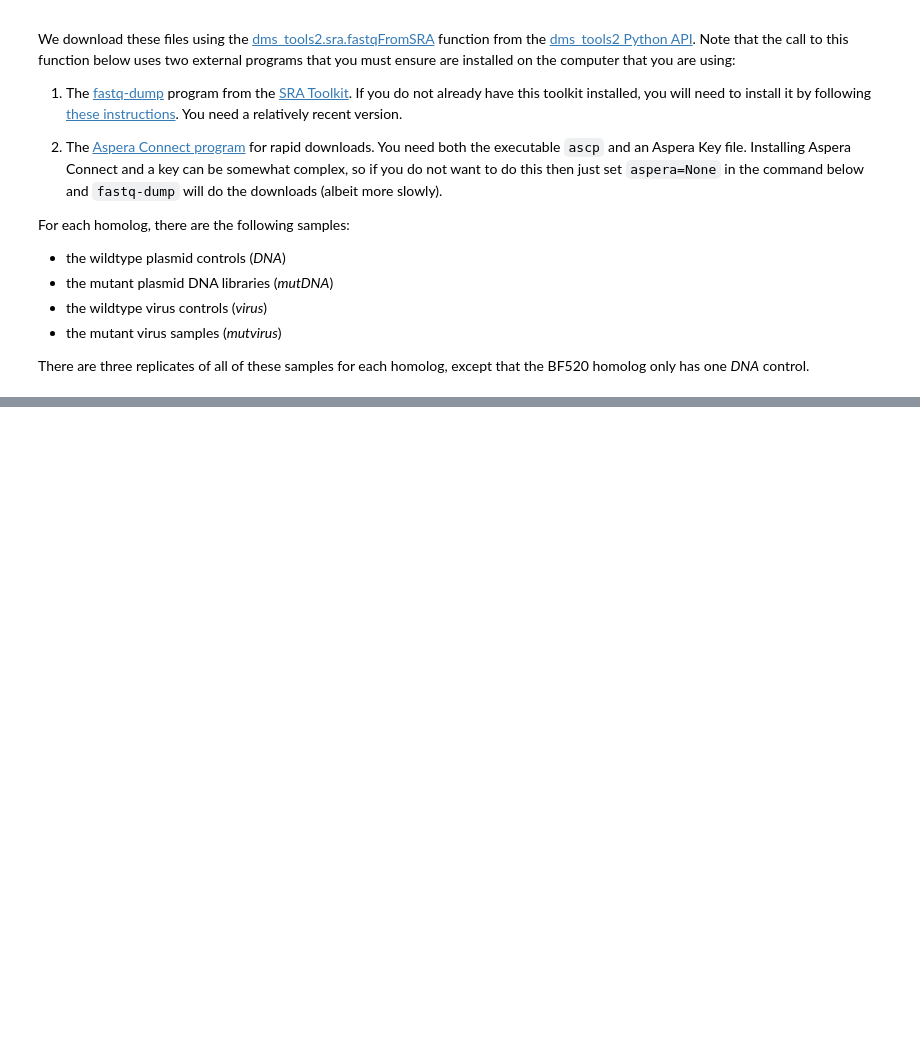
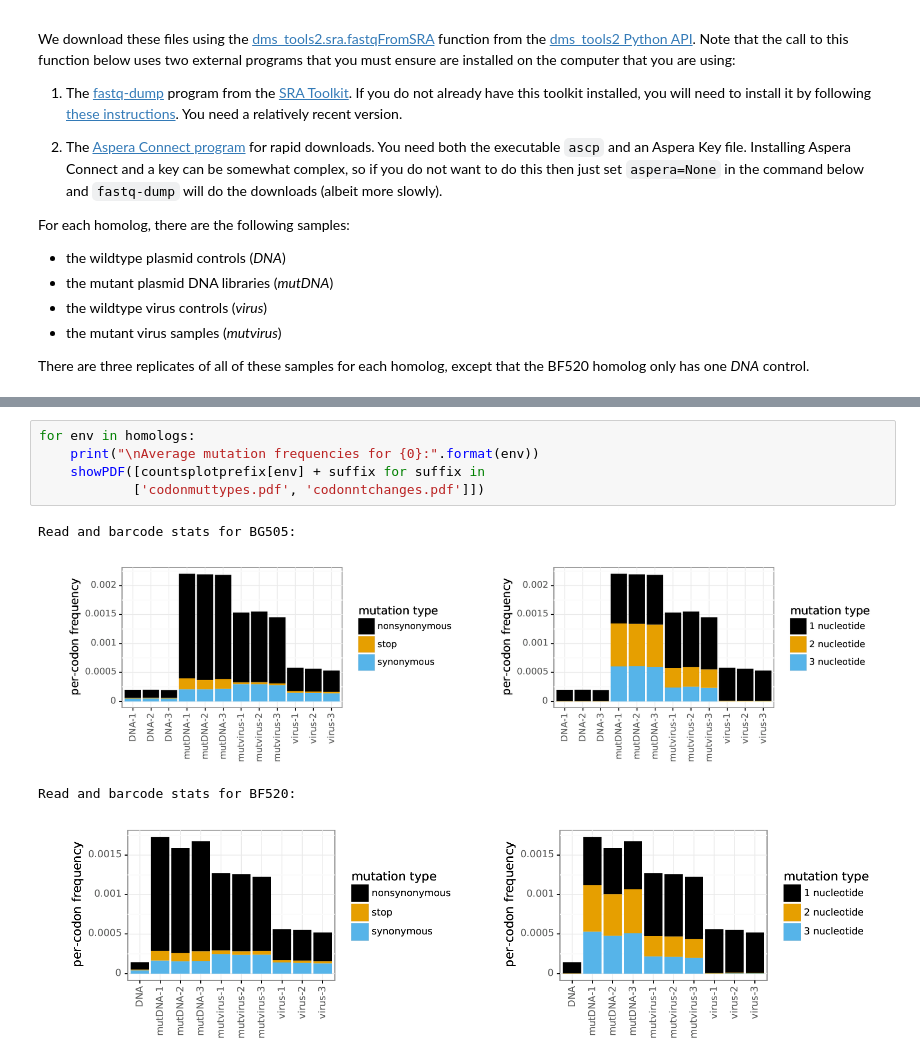
Before and after one commit to jbloomlab/EnvMutationalShiftsPaper, a Jupyter notebook: analysis_code/analysis_notebook.ipynb, the cells around one changed output, grey strips where cells are left out. Cells and saved outputs as stored; diff of their text form; blank space fills up the shorter version.

```diff
--- a/analysis_code/analysis_notebook.ipynb
+++ b/analysis_code/analysis_notebook.ipynb
@@ -334,0 +368,10 @@ Completed dms2_batch_bcsubamp.
+# %%
+for env in homologs:
+    print("\nAverage mutation frequencies for {0}:".format(env))
+    showPDF([countsplotprefix[env] + suffix for suffix in
+            ['codonmuttypes.pdf', 'codonntchanges.pdf']])
+# %% [output]
+Read and barcode stats for BG505:
+[figure, added]
+Read and barcode stats for BF520:
+[figure, added]
```
Also changed, not shown: parts of 23 cells of this notebook.
